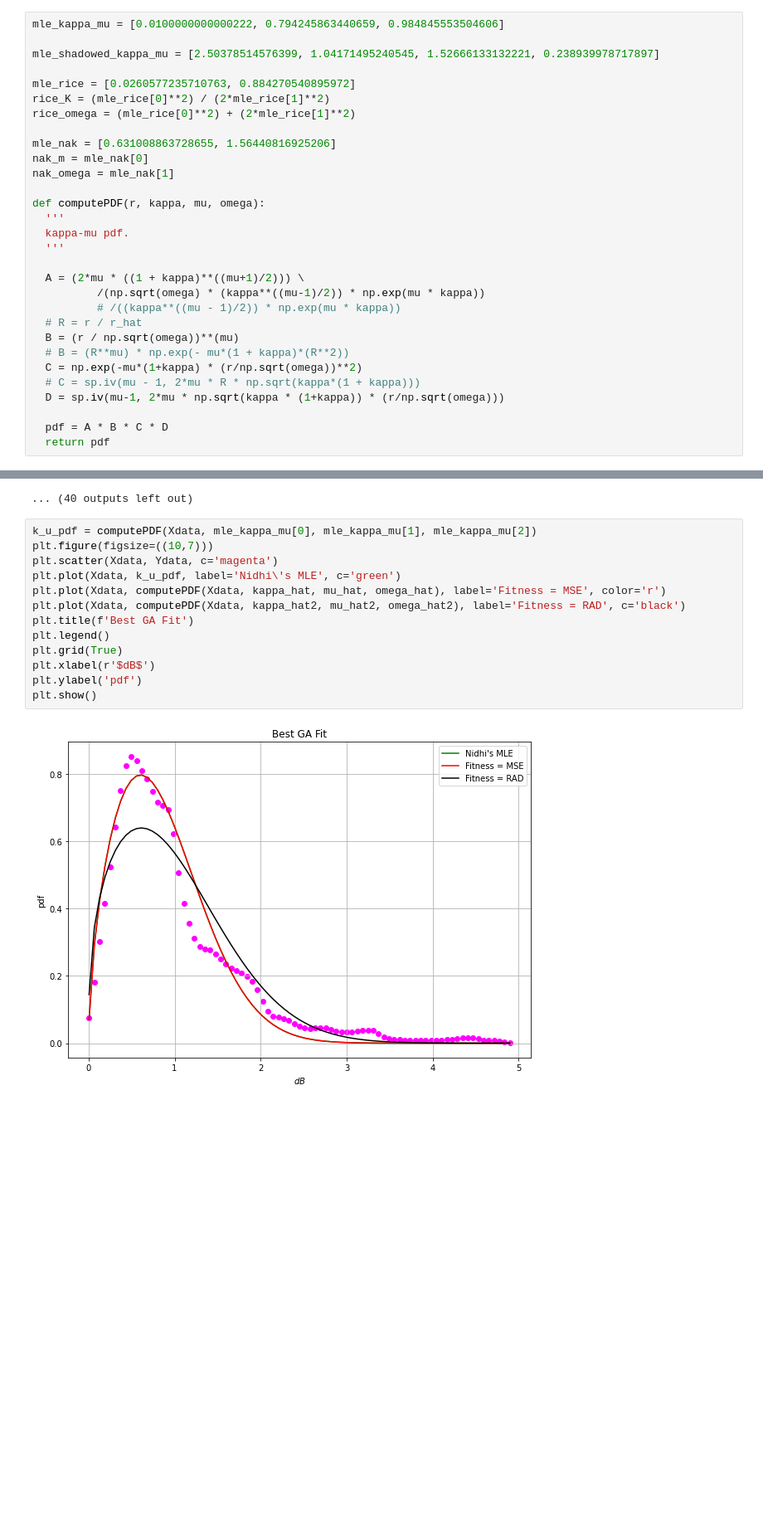
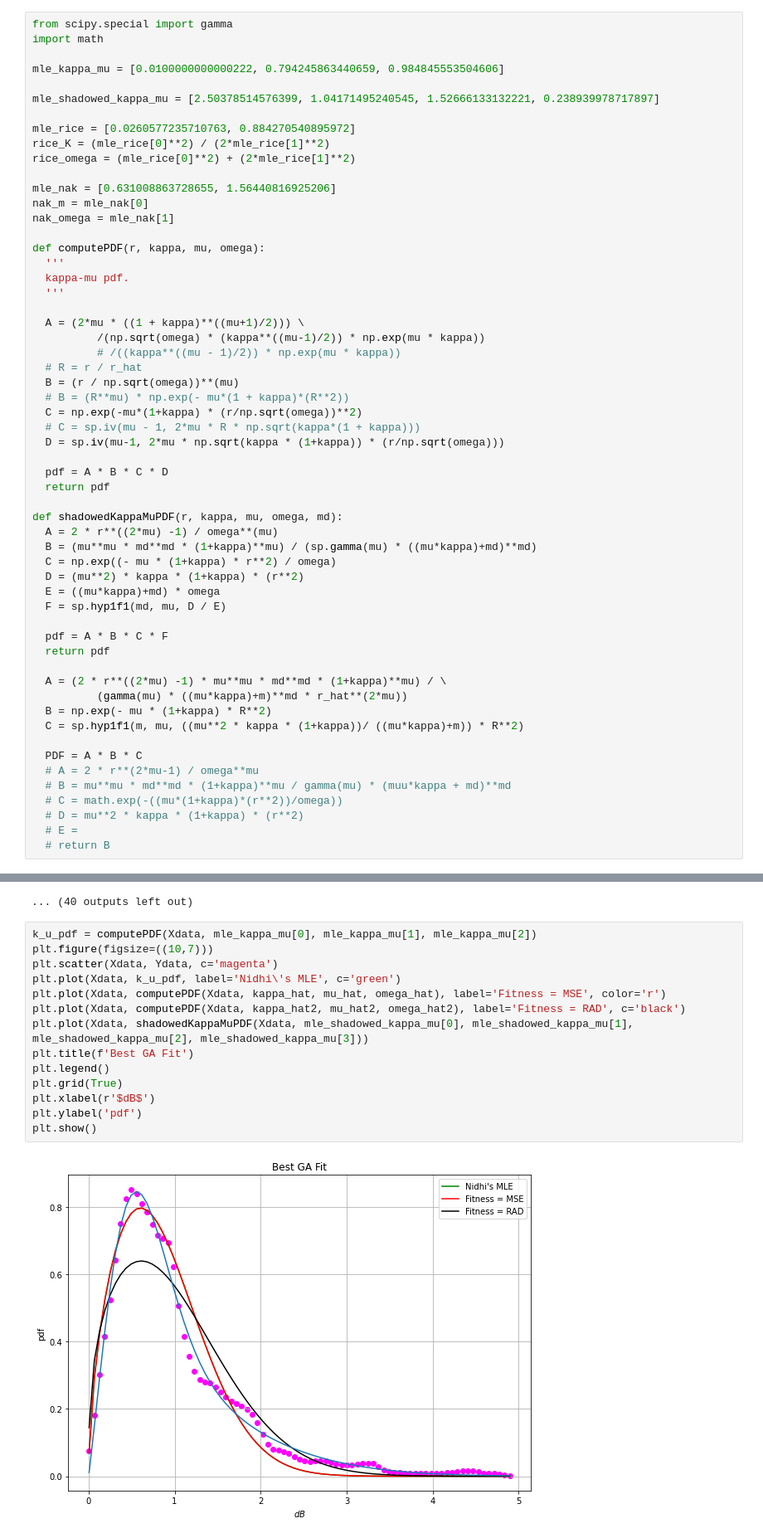
Before and after one commit to SamuelBFG/ga-fading, a Jupyter notebook: AIC_working_example.ipynb, the cells around one changed output, grey strips where cells are left out. Shown at 83% size. Saved outputs shown, nothing was run; the diff lists cells and outputs as text; blank space fills up the shorter version.

Commit message:
shadowed kappa mu implemented

```diff
--- a/AIC_working_example.ipynb
+++ b/AIC_working_example.ipynb
@@ -95,6 +96,9 @@ plt.show()
 # %% [output]
 [figure]
 # %%
+from scipy.special import gamma
+import math
+
 mle_kappa_mu = [0.0100000000000222, 0.794245863440659, 0.984845553504606]
 
 mle_shadowed_kappa_mu = [2.50378514576399, 1.04171495240545, 1.52666133132221, 0.238939978717897]
@@ -124,4 +128,28 @@ def computePDF(r, kappa, mu, omega):
 
   pdf = A * B * C * D
   return pdf
+
+def shadowedKappaMuPDF(r, kappa, mu, omega, md):
+  A = 2 * r**((2*mu) -1) / omega**(mu)
+  B = (mu**mu * md**md * (1+kappa)**mu) / (sp.gamma(mu) * ((mu*kappa)+md)**md)
+  C = np.exp((- mu * (1+kappa) * r**2) / omega)
+  D = (mu**2) * kappa * (1+kappa) * (r**2)
+  E = ((mu*kappa)+md) * omega
+  F = sp.hyp1f1(md, mu, D / E)
+
+  pdf = A * B * C * F
+  return pdf
+
+  A = (2 * r**((2*mu) -1) * mu**mu * md**md * (1+kappa)**mu) / \
+          (gamma(mu) * ((mu*kappa)+m)**md * r_hat**(2*mu))
+  B = np.exp(- mu * (1+kappa) * R**2)
+  C = sp.hyp1f1(m, mu, ((mu**2 * kappa * (1+kappa))/ ((mu*kappa)+m)) * R**2)
+
+  PDF = A * B * C
+  # A = 2 * r**(2*mu-1) / omega**mu
+  # B = mu**mu * md**md * (1+kappa)**mu / gamma(mu) * (muu*kappa + md)**md
+  # C = math.exp(-((mu*(1+kappa)*(r**2))/omega))
+  # D = mu**2 * kappa * (1+kappa) * (r**2)
+  # E =
+  # return B
 # %%
@@ -385,18 +413,19 @@ Omega: 1.409942447412258
 # %%
 k_u_pdf = computePDF(Xdata, mle_kappa_mu[0], mle_kappa_mu[1], mle_kappa_mu[2])
 plt.figure(figsize=((10,7)))
 plt.scatter(Xdata, Ydata, c='magenta')
 plt.plot(Xdata, k_u_pdf, label='Nidhi\'s MLE', c='green')
 plt.plot(Xdata, computePDF(Xdata, kappa_hat, mu_hat, omega_hat), label='Fitness = MSE', color='r')
 plt.plot(Xdata, computePDF(Xdata, kappa_hat2, mu_hat2, omega_hat2), label='Fitness = RAD', c='black')
+plt.plot(Xdata, shadowedKappaMuPDF(Xdata, mle_shadowed_kappa_mu[0], mle_shadowed_kappa_mu[1], mle_shadowed_kappa_mu[2], mle_shadowed_kappa_mu[3]))
 plt.title(f'Best GA Fit')
 plt.legend()
 plt.grid(True)
 plt.xlabel(r'$dB$')
 plt.ylabel('pdf')
 plt.show()
 # %% [output]
-[figure, old version]
+[figure, new version]
 # %%
 # Scores - RAD
 pVec1 = Ydata/np.sum(Ydata)
```
Also changed, not shown: parts of 4 cells of this notebook.
